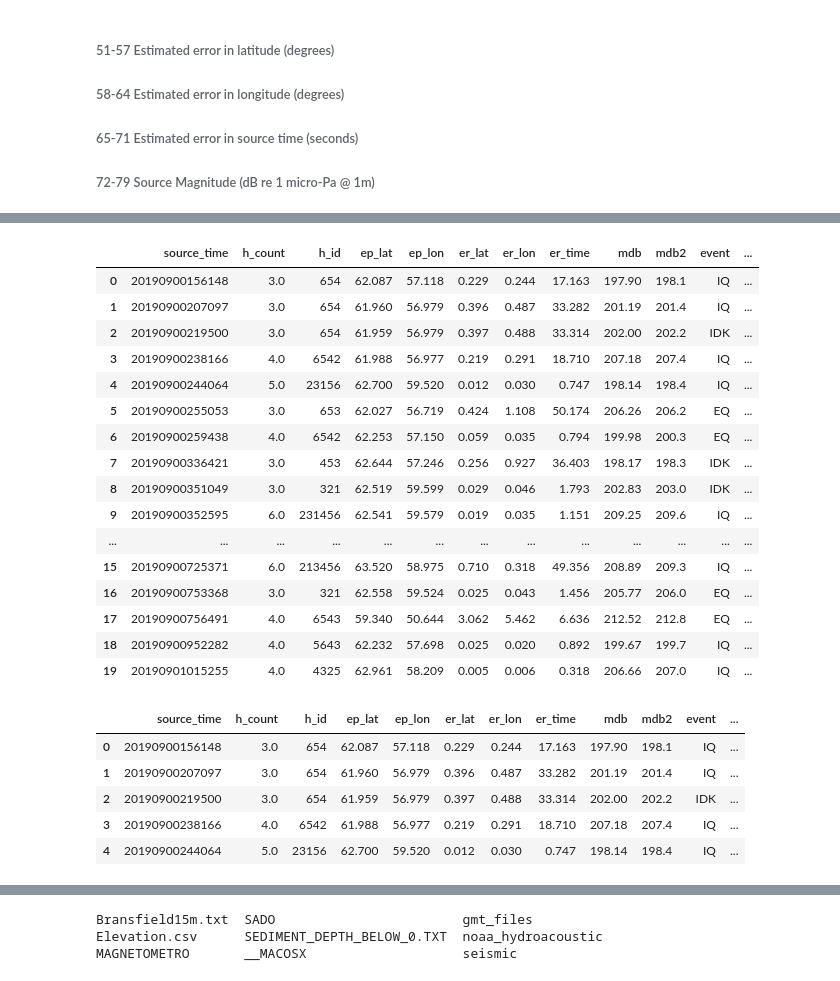
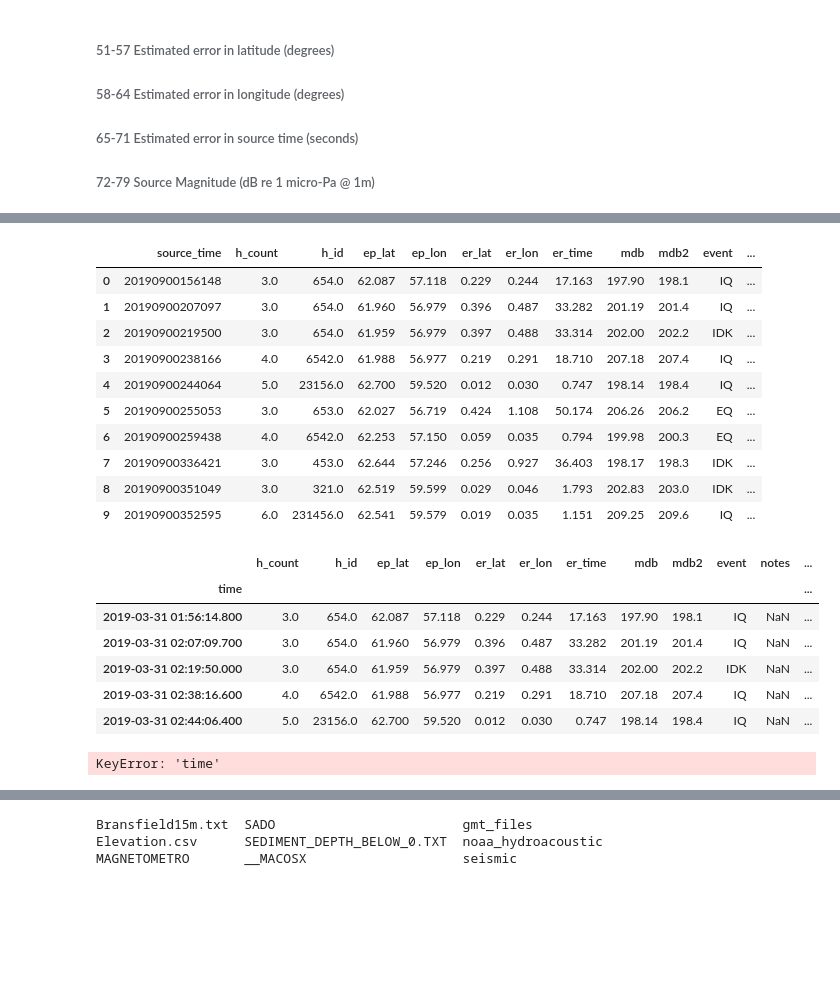
Before and after one commit to daxsoule/bravoseis, a Jupyter notebook: notebooks/hydroacoustic_dataframe.ipynb, the cells around one changed output, grey strips where cells are left out. Cells and saved outputs as stored; diff of their text form; code cells hidden in the pictures; blank space fills up the shorter version.

```diff
--- a/notebooks/hydroacoustic_dataframe.ipynb
+++ b/notebooks/hydroacoustic_dataframe.ipynb
@@ -81,44 +103,39 @@ eqs = pd.read_csv(path, sep=',', header=0, names=col_names,
                            'er_lat': np.float64,'er_lon': np.float64,
                            'er_time': np.float64,'M_db': np.float64,
                            'Mdb2': np.float64, 'notes': np.str})
-#eqs['source_time'].iloc[0][0:4]
+eqs['source_time'].iloc[0][0:4]
 eqs.drop_duplicates(subset='source_time', keep='first', inplace=True, ignore_index=False)
-eqs.head(20)
+eqs.head(10)
 # %% [output]
 |  | source_time | h_count | h_id | ep_lat | ep_lon | er_lat | er_lon | er_time | mdb | mdb2 | event | ... |
-| 0 | 20190900156148 | 3.0 | 654 | 62.087 | 57.118 | 0.229 | 0.244 | 17.163 | 197.90 | 198.1 | IQ | ... |
-| 1 | 20190900207097 | 3.0 | 654 | 61.960 | 56.979 | 0.396 | 0.487 | 33.282 | 201.19 | 201.4 | IQ | ... |
-| 2 | 20190900219500 | 3.0 | 654 | 61.959 | 56.979 | 0.397 | 0.488 | 33.314 | 202.00 | 202.2 | IDK | ... |
-| 3 | 20190900238166 | 4.0 | 6542 | 61.988 | 56.977 | 0.219 | 0.291 | 18.710 | 207.18 | 207.4 | IQ | ... |
-| 4 | 20190900244064 | 5.0 | 23156 | 62.700 | 59.520 | 0.012 | 0.030 | 0.747 | 198.14 | 198.4 | IQ | ... |
-| 5 | 20190900255053 | 3.0 | 653 | 62.027 | 56.719 | 0.424 | 1.108 | 50.174 | 206.26 | 206.2 | EQ | ... |
-| 6 | 20190900259438 | 4.0 | 6542 | 62.253 | 57.150 | 0.059 | 0.035 | 0.794 | 199.98 | 200.3 | EQ | ... |
-| 7 | 20190900336421 | 3.0 | 453 | 62.644 | 57.246 | 0.256 | 0.927 | 36.403 | 198.17 | 198.3 | IDK | ... |
-| 8 | 20190900351049 | 3.0 | 321 | 62.519 | 59.599 | 0.029 | 0.046 | 1.793 | 202.83 | 203.0 | IDK | ... |
-| 9 | 20190900352595 | 6.0 | 231456 | 62.541 | 59.579 | 0.019 | 0.035 | 1.151 | 209.25 | 209.6 | IQ | ... |
-| ... | ... | ... | ... | ... | ... | ... | ... | ... | ... | ... | ... | ... |
-| 15 | 20190900725371 | 6.0 | 213456 | 63.520 | 58.975 | 0.710 | 0.318 | 49.356 | 208.89 | 209.3 | IQ | ... |
-| 16 | 20190900753368 | 3.0 | 321 | 62.558 | 59.524 | 0.025 | 0.043 | 1.456 | 205.77 | 206.0 | EQ | ... |
-| 17 | 20190900756491 | 4.0 | 6543 | 59.340 | 50.644 | 3.062 | 5.462 | 6.636 | 212.52 | 212.8 | EQ | ... |
-| 18 | 20190900952282 | 4.0 | 5643 | 62.232 | 57.698 | 0.025 | 0.020 | 0.892 | 199.67 | 199.7 | IQ | ... |
-| 19 | 20190901015255 | 4.0 | 4325 | 62.961 | 58.209 | 0.005 | 0.006 | 0.318 | 206.66 | 207.0 | IQ | ... |
+| 0 | 20190900156148 | 3.0 | 654.0 | 62.087 | 57.118 | 0.229 | 0.244 | 17.163 | 197.90 | 198.1 | IQ | ... |
+| 1 | 20190900207097 | 3.0 | 654.0 | 61.960 | 56.979 | 0.396 | 0.487 | 33.282 | 201.19 | 201.4 | IQ | ... |
+| 2 | 20190900219500 | 3.0 | 654.0 | 61.959 | 56.979 | 0.397 | 0.488 | 33.314 | 202.00 | 202.2 | IDK | ... |
+| 3 | 20190900238166 | 4.0 | 6542.0 | 61.988 | 56.977 | 0.219 | 0.291 | 18.710 | 207.18 | 207.4 | IQ | ... |
+| 4 | 20190900244064 | 5.0 | 23156.0 | 62.700 | 59.520 | 0.012 | 0.030 | 0.747 | 198.14 | 198.4 | IQ | ... |
+| 5 | 20190900255053 | 3.0 | 653.0 | 62.027 | 56.719 | 0.424 | 1.108 | 50.174 | 206.26 | 206.2 | EQ | ... |
+| 6 | 20190900259438 | 4.0 | 6542.0 | 62.253 | 57.150 | 0.059 | 0.035 | 0.794 | 199.98 | 200.3 | EQ | ... |
+| 7 | 20190900336421 | 3.0 | 453.0 | 62.644 | 57.246 | 0.256 | 0.927 | 36.403 | 198.17 | 198.3 | IDK | ... |
+| 8 | 20190900351049 | 3.0 | 321.0 | 62.519 | 59.599 | 0.029 | 0.046 | 1.793 | 202.83 | 203.0 | IDK | ... |
+| 9 | 20190900352595 | 6.0 | 231456.0 | 62.541 | 59.579 | 0.019 | 0.035 | 1.151 | 209.25 | 209.6 | IQ | ... |
 # %%
 eqs['time'] = pd.to_datetime(eqs['source_time'], format='%Y%j%H%M%S%f')
 
 eqs['day'] = eqs['time'].dt.day
 eqs['month'] = eqs['time'].dt.month
 eqs['year'] = eqs['time'].dt.year
 
-#eqs.set_index('time', inplace=True, verify_integrity= True)
-#eqs.drop('source_time', axis=1, inplace=True)
+eqs.set_index('time', inplace=True, verify_integrity= True)
+eqs.drop('source_time', axis=1, inplace=True)
 eqs.head()
 # %% [output]
-|  | source_time | h_count | h_id | ep_lat | ep_lon | er_lat | er_lon | er_time | mdb | mdb2 | event | ... |
-| 0 | 20190900156148 | 3.0 | 654 | 62.087 | 57.118 | 0.229 | 0.244 | 17.163 | 197.90 | 198.1 | IQ | ... |
-| 1 | 20190900207097 | 3.0 | 654 | 61.960 | 56.979 | 0.396 | 0.487 | 33.282 | 201.19 | 201.4 | IQ | ... |
-| 2 | 20190900219500 | 3.0 | 654 | 61.959 | 56.979 | 0.397 | 0.488 | 33.314 | 202.00 | 202.2 | IDK | ... |
-| 3 | 20190900238166 | 4.0 | 6542 | 61.988 | 56.977 | 0.219 | 0.291 | 18.710 | 207.18 | 207.4 | IQ | ... |
-| 4 | 20190900244064 | 5.0 | 23156 | 62.700 | 59.520 | 0.012 | 0.030 | 0.747 | 198.14 | 198.4 | IQ | ... |
+|  | h_count | h_id | ep_lat | ep_lon | er_lat | er_lon | er_time | mdb | mdb2 | event | notes | ... |
+| time |  |  |  |  |  |  |  |  |  |  |  | ... |
+| 2019-03-31 01:56:14.800 | 3.0 | 654.0 | 62.087 | 57.118 | 0.229 | 0.244 | 17.163 | 197.90 | 198.1 | IQ | NaN | ... |
+| 2019-03-31 02:07:09.700 | 3.0 | 654.0 | 61.960 | 56.979 | 0.396 | 0.487 | 33.282 | 201.19 | 201.4 | IQ | NaN | ... |
+| 2019-03-31 02:19:50.000 | 3.0 | 654.0 | 61.959 | 56.979 | 0.397 | 0.488 | 33.314 | 202.00 | 202.2 | IDK | NaN | ... |
+| 2019-03-31 02:38:16.600 | 4.0 | 6542.0 | 61.988 | 56.977 | 0.219 | 0.291 | 18.710 | 207.18 | 207.4 | IQ | NaN | ... |
+| 2019-03-31 02:44:06.400 | 5.0 | 23156.0 | 62.700 | 59.520 | 0.012 | 0.030 | 0.747 | 198.14 | 198.4 | IQ | NaN | ... |
 # %%
 #eqs['time'].iloc[0].to_julian_date()
 
@@ -127,6 +144,8 @@ for row in eqs.iterrows():
     jul_days.append(row[1]['time'].to_julian_date())
 
 eqs['julian_date'] =  jul_days
+# %% [output]
+KeyError: 'time'
 # %%
 eqs
 # %% [output]
```
Also changed, not shown: parts of 5 cells of this notebook, 3 other files.
